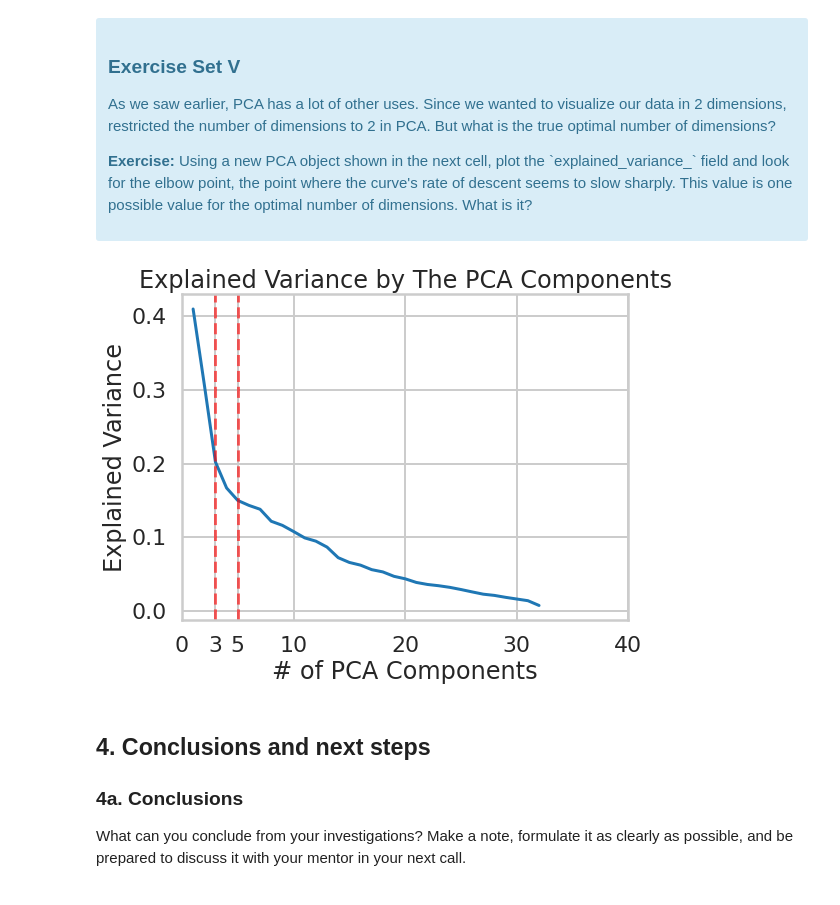
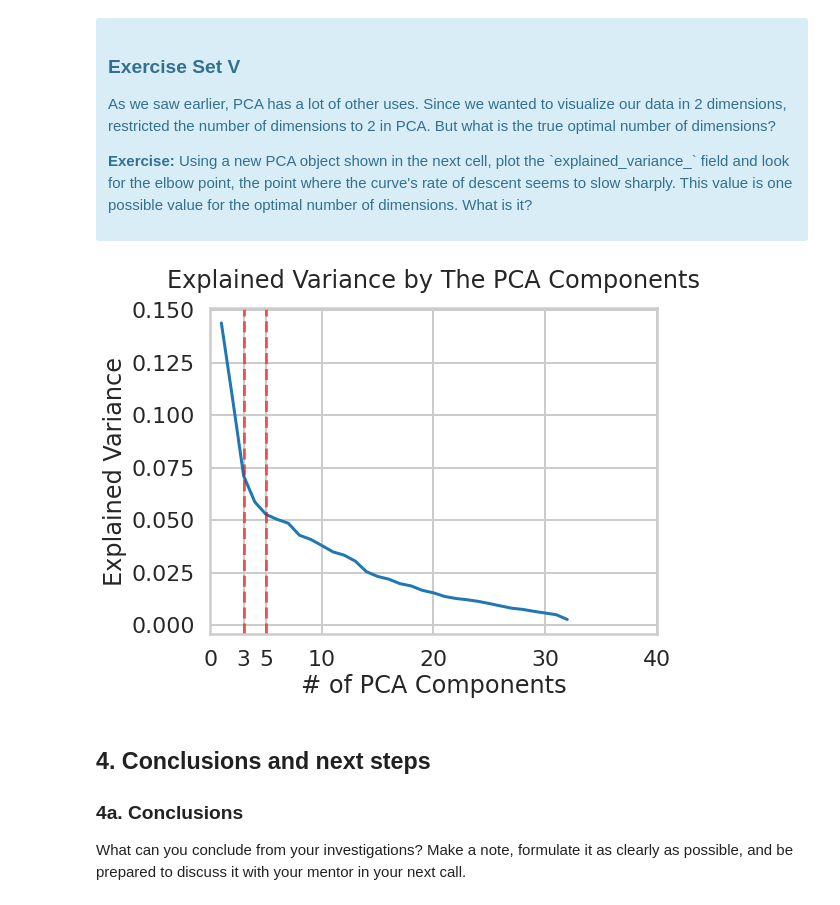
Before and after one commit to tevfikcagridural/customer_segmentation, a Jupyter notebook: Clustering_Case_Study_Customer_Segmentation_with_K_Means_Tier_3.ipynb, the cells around one changed output. Cells and saved outputs as stored; diff of their text form; code cells hidden in the pictures.

```diff
--- a/Clustering_Case_Study_Customer_Segmentation_with_K_Means_Tier_3.ipynb
+++ b/Clustering_Case_Study_Customer_Segmentation_with_K_Means_Tier_3.ipynb
@@ -413,34 +411,33 @@ What we've done is we've taken those columns of 0/1 indicator variables, and we'
 <p><b>Exercise:</b> Using a new PCA object shown in the next cell, plot the `explained_variance_` field and look for the elbow point, the point where the curve's rate of descent seems to slow sharply. This value is one possible value for the optimal number of dimensions. What is it?</p>
 </div>
 # %%
-#your turn
 # Initialize a new PCA model with a default number of components.
 import sklearn.decomposition
 pca = sklearn.decomposition.PCA()
 pca.fit(x_cols)
 
 # Compute the explained variance for each components
 components = [x for x in range(1, pca.n_components_ + 1)]
-explained_variance = pca.explained_variance_
+explained_variance_ratio = pca.explained_variance_ratio_
 
 # Plot component - explained variace relationship
 plt.figure(figsize=(8,6))
 _ = plt.plot(components, explained_variance)
 _ = plt.xlabel("# of PCA Components")
 _ = plt.ylabel("Explained Variance")
-_ = plt.title("Explained Variance by The PCA Components")
+_ = plt.title("Explained Variance by The PCA Components", pad=20)
 
 # Add vertical lines at elbow points as vertival line
 # for 0.2 and 0.15 explained variances
-elbow_1 = np.where(np.round_(explained_variance, 2) == 0.2)[0][0]
-elbow_2 = np.where(np.round_(explained_variance, 2) == 0.15)[0][0]
+elbow_1 = np.where(np.round_(explained_variance_ratio, 3) == 0.071)[0][0]
+elbow_2 = np.where(np.round_(explained_variance_ratio, 3) == 0.053)[0][0]
 _ = plt.axvline(components[elbow_1], linestyle='--', c='r', alpha=0.6)
 _ = plt.axvline(components[elbow_2], linestyle='--', c='r', alpha=0.6)
 _ = plt.xticks(list(plt.xticks()[0]) + [components[elbow_1],
                                         components[elbow_2]]) # Append and show ticks for elbow points
-_ = plt.xlim(left=0)
+_ = plt.xlim(0)
 # %% [output]
-[figure, old version]
+[figure, new version]
 # %% [markdown]
 ## 4. Conclusions and next steps
 ### 4a. Conclusions
```
Also changed, not shown: parts of 8 cells of this notebook.
